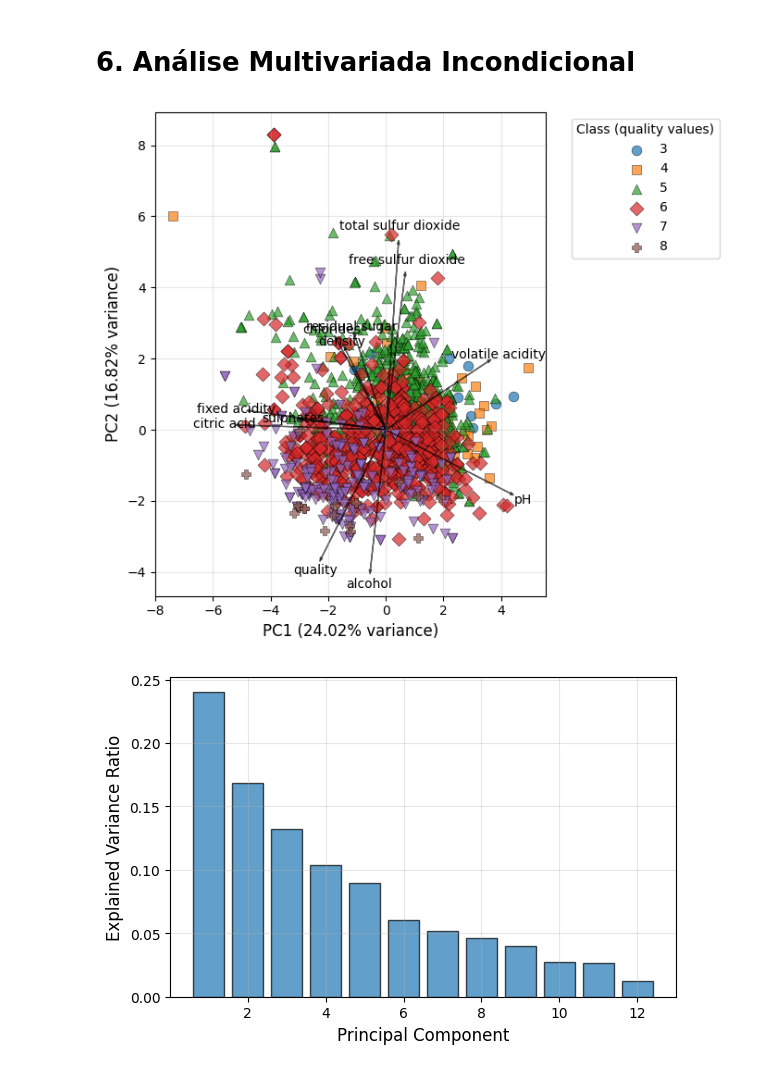
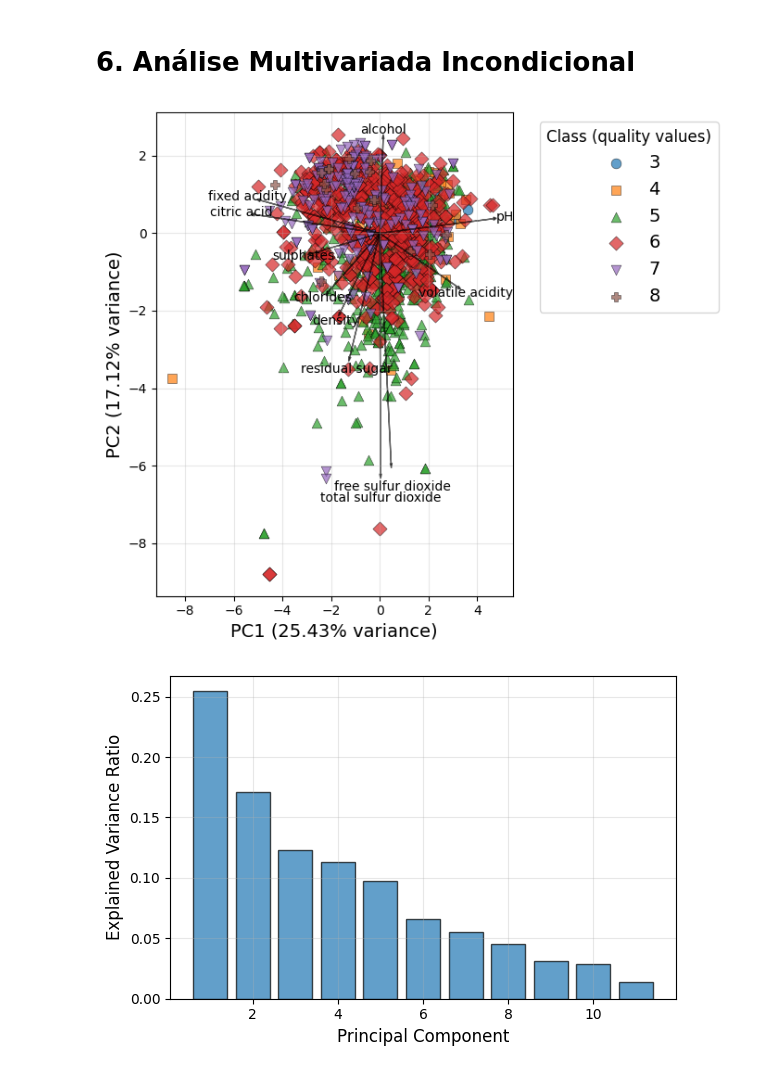
Before and after one commit to marinavasqr23/HW1-ICA, a Jupyter notebook: Código/Homework_1_v3.ipynb, the cells around one changed output. Cells and saved outputs as stored; diff of their text form; code cells hidden in the pictures.

```diff
--- a/Código/Homework_1_v3.ipynb
+++ b/Código/Homework_1_v3.ipynb
@@ -539,3 +538,23 @@ corr_matrix
 | pH | -0.68 | 0.23 | -0.54 | -0.09 | -0.27 | 0.07 | ... |
 | sulphates | 0.18 | -0.26 | 0.31 | 0.01 | 0.37 | 0.05 | ... |
 | alcohol | -0.06 | -0.19 | 0.11 | 0.05 | -0.20 | -0.06 | ... |
+# %%
+mask = np.triu(np.ones_like(corr_matrix, dtype=bool))
+
+plt.figure(figsize=(8, 8))
+sns.set(style="white")
+
+# Cria o gráfico de calor
+sns.heatmap(
+    corr_matrix,
+    mask=mask,
+    annot=True,          # mostra os valores numéricos
+    cmap="RdBu_r",       # azul-vermelho reverso
+    vmin=-0.7, vmax=0.7, # define a escala de cores simétrica
+    linewidths=0.5,      # linhas entre os quadrados
+    cbar_kws={"shrink": .8}, # barra lateral menor
+    square=True           # deixa quadrado
+)
+
+plt.tight_layout()
+plt.show()
@@ -579,16 +600,18 @@ def manual_pca(X, n_components=2, standardize=True):
         "projected": projected
     }
 
-# Convert to string
+# Use 'quality' only as class label
 labels = dt_whine_red['quality'].astype(str).values
-X = dt_whine_red.select_dtypes(include=[np.number]).values
+
+# Drop 'quality' from predictors
+X = dt_whine_red.drop(columns=['quality']).select_dtypes(include=[np.number]).values
 
 # Run PCA
 result = manual_pca(X, n_components=2, standardize=True)
 proj = result["projected"]
 explained = result["explained_variance_ratio"]
 
-# PCA scatter plot with loadings (variable influence arrows)
+# PCA scatter plot with variable loadings (biplot)
 unique_labels, inv = np.unique(labels, return_inverse=True)
 markers = ['o', 's', '^', 'D', 'v', 'P', 'X']
 plt.figure(figsize=(7,6))
@@ -601,12 +624,11 @@ for i, lab in enumerate(unique_labels):
                 marker=markers[i % len(markers)],
                 edgecolor='k', linewidth=0.4, s=60, alpha=0.7)
 
-# Axis labels and title
-plt.xlabel("PC1 (%.2f%% variance)" % (explained[0]*100), fontsize=12)
-plt.ylabel("PC2 (%.2f%% variance)" % (explained[1]*100), fontsize=12)
+plt.xlabel("PC1 (%.2f%% variance)" % (explained[0]*100), fontsize=14)
+plt.ylabel("PC2 (%.2f%% variance)" % (explained[1]*100), fontsize=14)
 
 # Compute and plot variable loadings
-features = dt_whine_red.select_dtypes(include=[np.number]).columns
+features = dt_whine_red.drop(columns=['quality']).select_dtypes(include=[np.number]).columns
 loadings = result["components"][:, :2]
 scaling_factor = 10  # Adjust arrow length visually
 
@@ -614,35 +636,35 @@ for i, feature in enumerate(features):
     plt.arrow(0, 0,
               loadings[i,0]*scaling_factor,
               loadings[i,1]*scaling_factor,
               color='black', alpha=0.6, head_width=0.08)
     plt.text(loadings[i,0]*scaling_factor*1.1,
              loadings[i,1]*scaling_factor*1.1,
              feature, fontsize=10, color='black', ha='center', va='center')
 
-plt.legend(title="Class (quality values)", bbox_to_anchor=(1.05,1), loc='upper left')
+plt.legend(title="Class (quality values)", bbox_to_anchor=(1.05,1), loc='upper left', title_fontsize=12, fontsize=14)
 plt.grid(True, alpha=0.3)
 plt.tight_layout()
 plt.show()
 
 # Individual explained variance plot (scree plot)
 plt.figure(figsize=(6,4))
 plt.bar(range(1, len(result["explained_variance_ratio"]) + 1),
         result["explained_variance_ratio"], alpha=0.7, edgecolor='k')
 plt.xlabel("Principal Component", fontsize=12)
 plt.ylabel("Explained Variance Ratio", fontsize=12)
 plt.grid(True, alpha=0.3)
 plt.tight_layout()
 plt.show()
 
 # Cumulative explained variance plot
 plt.figure(figsize=(6,4))
 plt.plot(np.arange(1, len(result["cumulative_explained_variance"])+1),
          result["cumulative_explained_variance"], marker='o')
-plt.xlabel("Number of Components")
-plt.ylabel("Cumulative Explained Variance")
+plt.xlabel("Number of Components", fontsize=12)
+plt.ylabel("Cumulative Explained Variance", fontsize=12)
 plt.title("Cumulative Explained Variance by Principal Components")
 plt.grid(True)
 plt.show()
 # %% [output]
-[figure, old version]
+[figure, new version]
-[figure, old version]
+[figure, new version]
```
Also changed, not shown: parts of 4 cells of this notebook, 3 other files.
